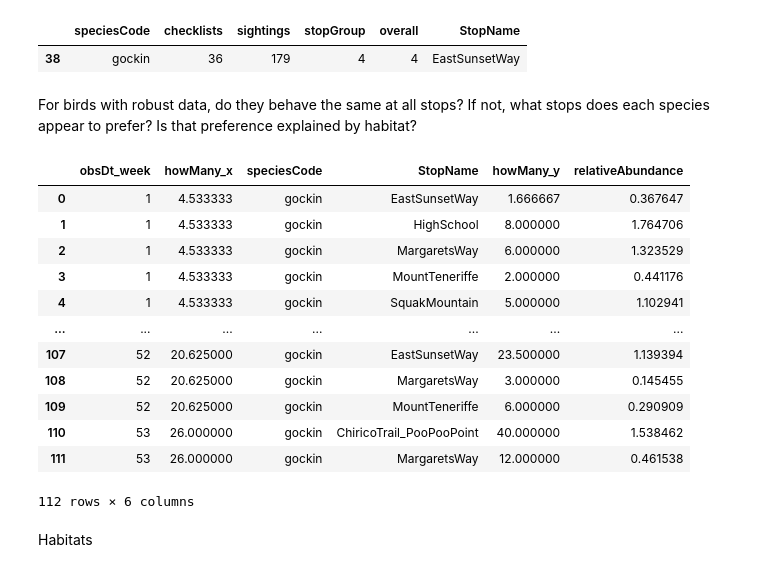
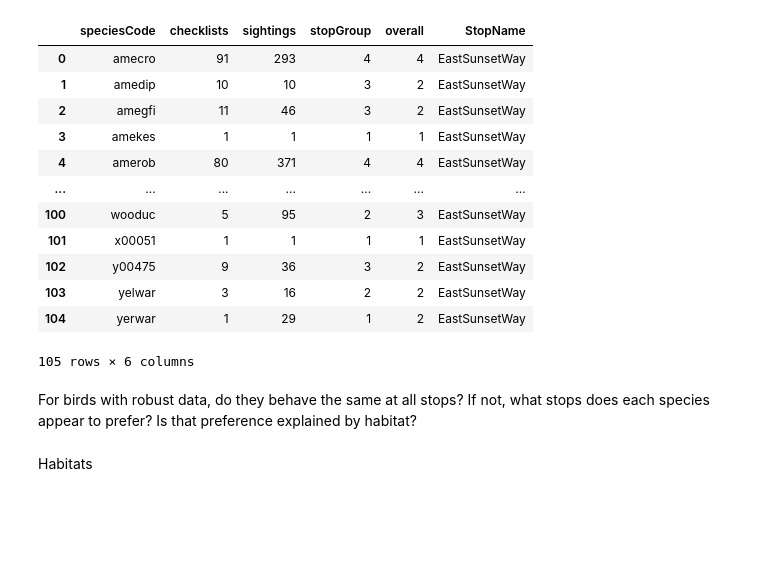
Before and after one commit to Tanag3r/trailheadDirect_birds, a Jupyter notebook: neuralSetup_analysis.ipynb, the cells around one changed output. Saved outputs shown, nothing was run; the diff lists cells and outputs as text; code cells hidden in the pictures; blank space fills up the shorter version.

```diff
--- a/neuralSetup_analysis.ipynb
+++ b/neuralSetup_analysis.ipynb
@@ -74,11 +74,22 @@ def birdList_request(StopName: str,cnx):
     return sightings
 # %%
 birdlist = birdList_request(StopName='EastSunsetWay',cnx=connectDB())
-# %%
-birdlist[birdlist['speciesCode']=='gockin']
-# %% [output]
-|  | speciesCode | checklists | sightings | stopGroup | overall | StopName |
-| 38 | gockin | 36 | 179 | 4 | 4 | EastSunsetWay |
+# %%
+birdlist
+# %% [output]
+|  | speciesCode | checklists | sightings | stopGroup | overall | StopName |
+| 0 | amecro | 91 | 293 | 4 | 4 | EastSunsetWay |
+| 1 | amedip | 10 | 10 | 3 | 2 | EastSunsetWay |
+| 2 | amegfi | 11 | 46 | 3 | 2 | EastSunsetWay |
+| 3 | amekes | 1 | 1 | 1 | 1 | EastSunsetWay |
+| 4 | amerob | 80 | 371 | 4 | 4 | EastSunsetWay |
+| ... | ... | ... | ... | ... | ... | ... |
+| 100 | wooduc | 5 | 95 | 2 | 3 | EastSunsetWay |
+| 101 | x00051 | 1 | 1 | 1 | 1 | EastSunsetWay |
+| 102 | y00475 | 9 | 36 | 3 | 2 | EastSunsetWay |
+| 103 | yelwar | 3 | 16 | 2 | 2 | EastSunsetWay |
+| 104 | yerwar | 1 | 29 | 1 | 2 | EastSunsetWay |
+105 rows × 6 columns
 # %% [markdown]
 For birds with robust data, do they behave the same at all stops? If not, what stops does each species appear to prefer? Is that preference explained by habitat?
 # %%
@@ -117,19 +130,3 @@ def wklyAbd_selectSpecies(cnx,speciesList: list):
-# %%
-wklyAbd_selectSpecies(cnx=connectDB(),speciesList=['gockin'])
-# %% [output]
-|  | obsDt_week | howMany_x | speciesCode | StopName | howMany_y | relativeAbundance |
-| 0 | 1 | 4.533333 | gockin | EastSunsetWay | 1.666667 | 0.367647 |
-| 1 | 1 | 4.533333 | gockin | HighSchool | 8.000000 | 1.764706 |
-| 2 | 1 | 4.533333 | gockin | MargaretsWay | 6.000000 | 1.323529 |
-| 3 | 1 | 4.533333 | gockin | MountTeneriffe | 2.000000 | 0.441176 |
-| 4 | 1 | 4.533333 | gockin | SquakMountain | 5.000000 | 1.102941 |
-| ... | ... | ... | ... | ... | ... | ... |
-| 107 | 52 | 20.625000 | gockin | EastSunsetWay | 23.500000 | 1.139394 |
-| 108 | 52 | 20.625000 | gockin | MargaretsWay | 3.000000 | 0.145455 |
-| 109 | 52 | 20.625000 | gockin | MountTeneriffe | 6.000000 | 0.290909 |
-| 110 | 53 | 26.000000 | gockin | ChiricoTrail_PooPooPoint | 40.000000 | 1.538462 |
-| 111 | 53 | 26.000000 | gockin | MargaretsWay | 12.000000 | 0.461538 |
-112 rows × 6 columns
 # %%
 ##TODO #90 rewrite stopCovariance to run for a single species at a time --DONE
 
```
Also changed, not shown: parts of 7 cells of this notebook, 1 other file.
